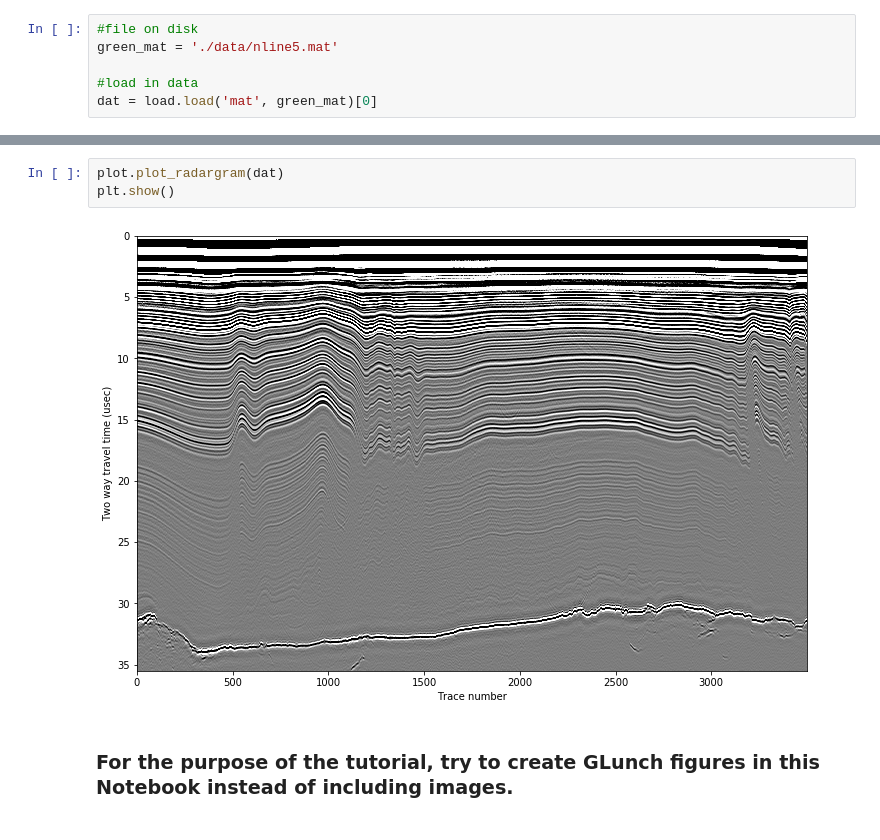
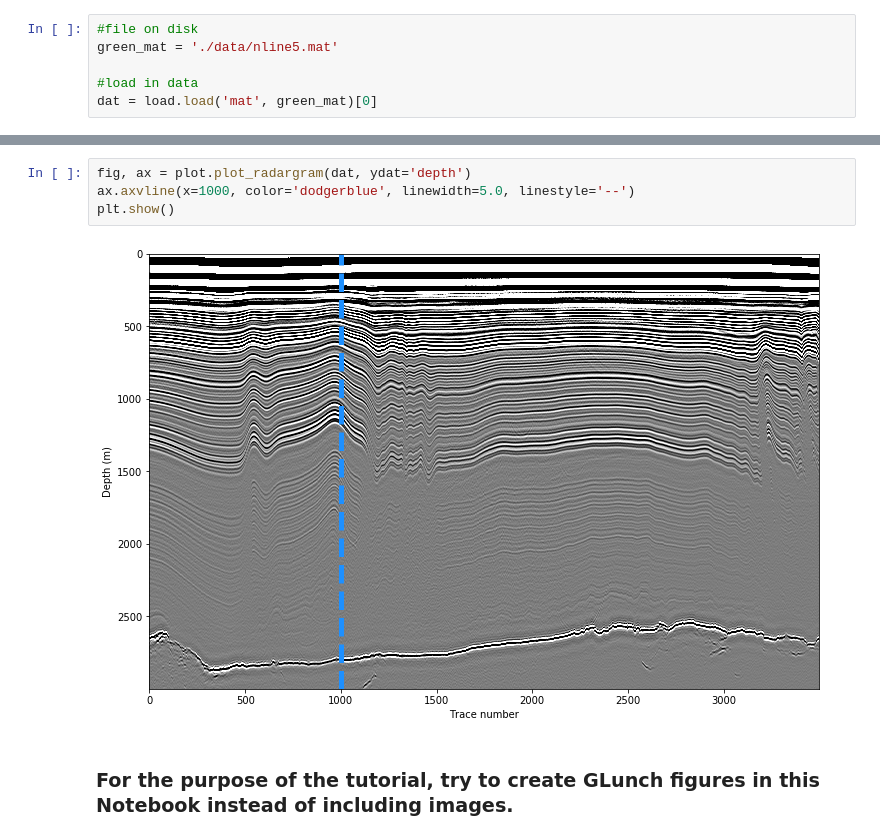
Before and after one commit to Jakidxav/ImpDAR_tutorials, a Jupyter notebook: autopicker/ImpDAR_Autopicking_Tutorial.ipynb, the cells around one changed output, grey strips where cells are left out. Cells and saved outputs as stored; diff of their text form.

Commit message:
recreating a few plots from GLunch presentation, deleting redundant media from /images folder, adding more explanatory notes to myself

```diff
--- a/autopicker/ImpDAR_Autopicking_Tutorial.ipynb
+++ b/autopicker/ImpDAR_Autopicking_Tutorial.ipynb
@@ -64,10 +68,11 @@ vars(dat)
  'data_dtype': dtype('<f4'),
  'flags': <impdar.lib.RadarFlags.RadarFlags at 0x...>,
  'picks': <impdar.lib.Picks.Picks at 0x...>}
-# %%
-plot.plot_radargram(dat)
-plt.show()
-# %% [output]
-[figure, removed]
+# %%
+fig, ax = plot.plot_radargram(dat, ydat='depth')
+ax.axvline(x=1000, color='dodgerblue', linewidth=5.0, linestyle='--')
+plt.show()
+# %% [output]
+[figure, added]
 # %% [markdown]
 ### For the purpose of the tutorial, try to create GLunch figures in this Notebook instead of including images.
```
Also changed, not shown: parts of 5 cells of this notebook, 3 other files.
